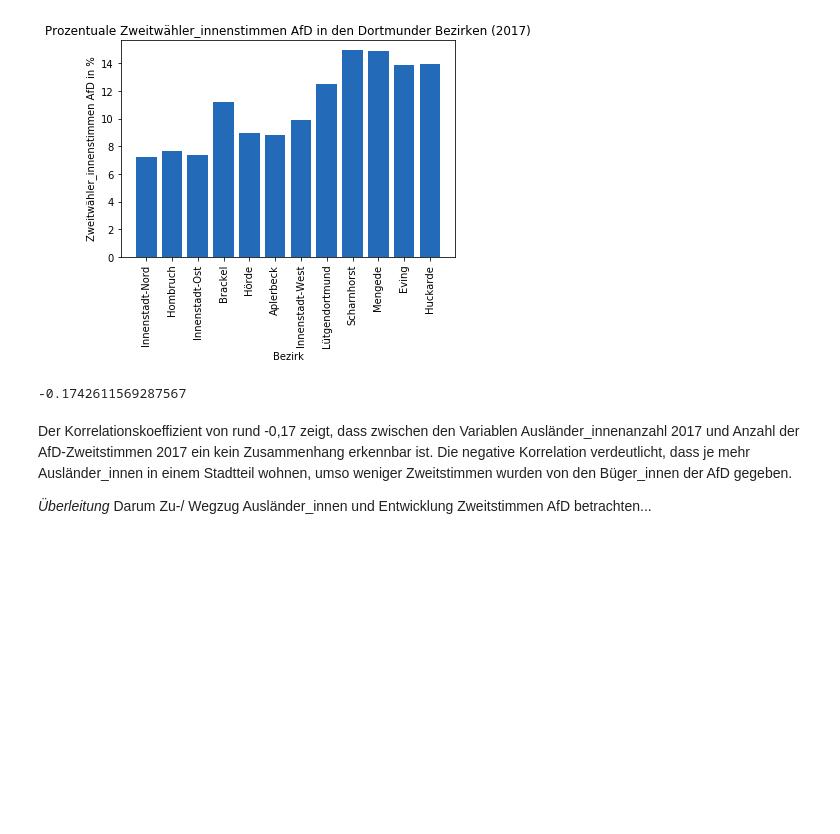
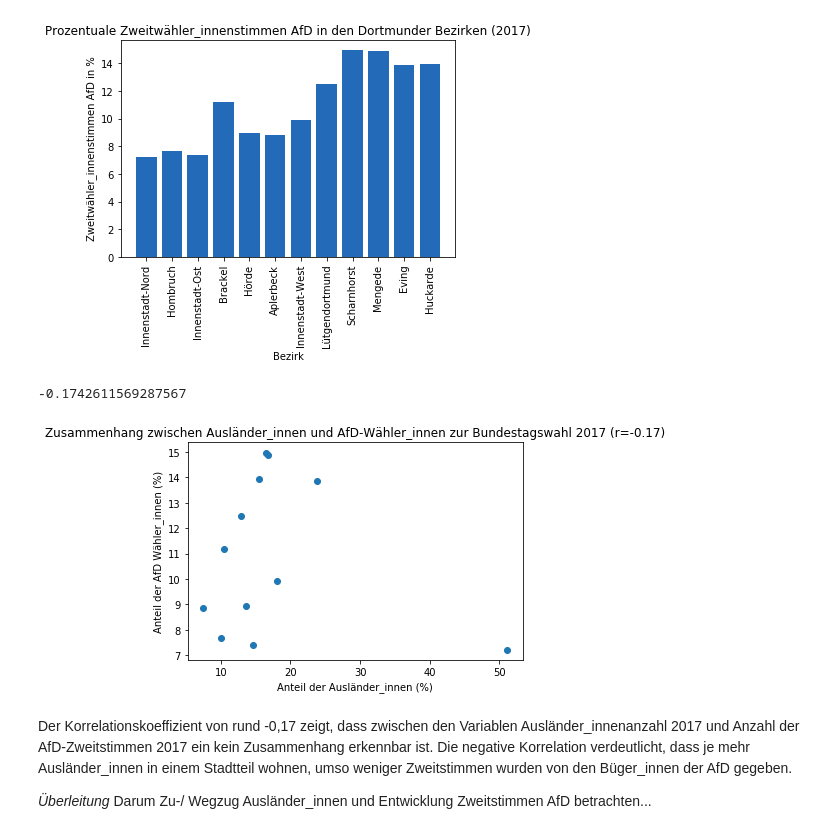
Before and after one commit to tschroeder10961/datascience-urban-segregation, a Jupyter notebook: GruppeB/Jupiter_Notebook_Dortmund.ipynb, the cells around one changed output. Drawn from its saved outputs; the diff is of its cells as text; code cells hidden in the pictures; blank space fills up the shorter version.

```diff
--- a/GruppeB/Jupiter_Notebook_Dortmund.ipynb
+++ b/GruppeB/Jupiter_Notebook_Dortmund.ipynb
@@ -301,6 +313,14 @@ RelKorrelationAusländerWähler2017 = dortmund['RelAusländer2017'].corr(dortmun
 print(RelKorrelationAusländerWähler2017)
 # %% [output]
 -0.1742611569287567
+# %%
+plt.scatter(dortmund['RelAusländer2017']*100, dortmund['RelZweitstimmenAfD2017']*100) #Umrechnung in Prozent
+plt.xlabel('Anteil der Ausländer_innen (%)')
+plt.ylabel('Anteil der AfD Wähler_innen (%)')
+plt.title('Zusammenhang zwischen Ausländer_innen und AfD-Wähler_innen zur Bundestagswahl 2017 (r=-0.17)')
+plt.show()
+# %% [output]
+[figure, added]
 # %% [markdown]
 Der Korrelationskoeffizient von rund -0,17 zeigt, dass zwischen den Variablen Ausländer_innenanzahl 2017 und Anzahl der AfD-Zweitstimmen 2017 ein kein Zusammenhang erkennbar ist. Die negative Korrelation verdeutlicht, dass je mehr Ausländer_innen in einem Stadtteil wohnen, umso weniger Zweitstimmen wurden von den Büger_innen der AfD gegeben.
 
```
Also changed, not shown: parts of 8 cells of this notebook.
